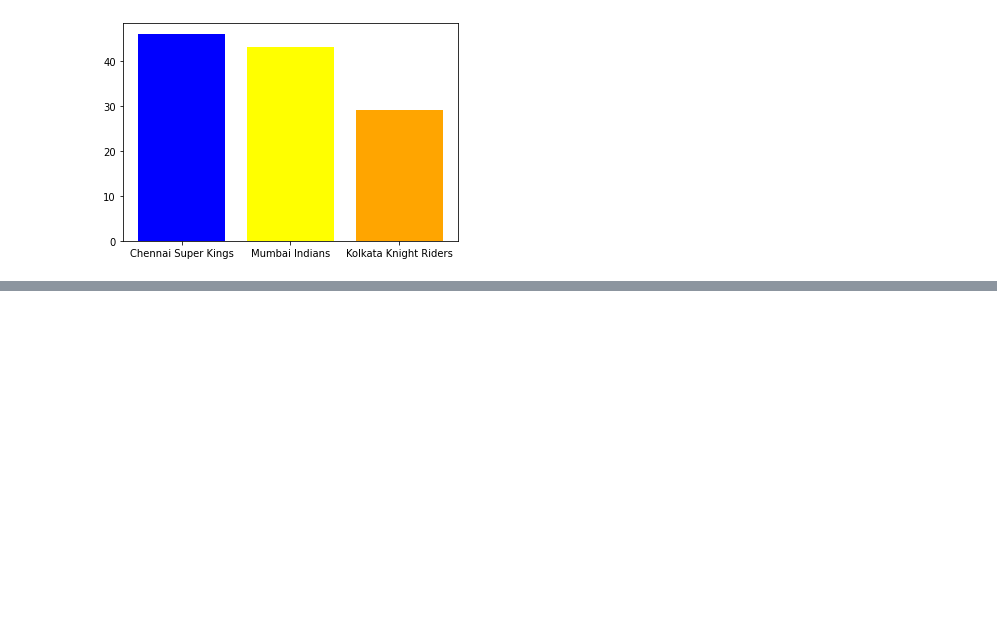
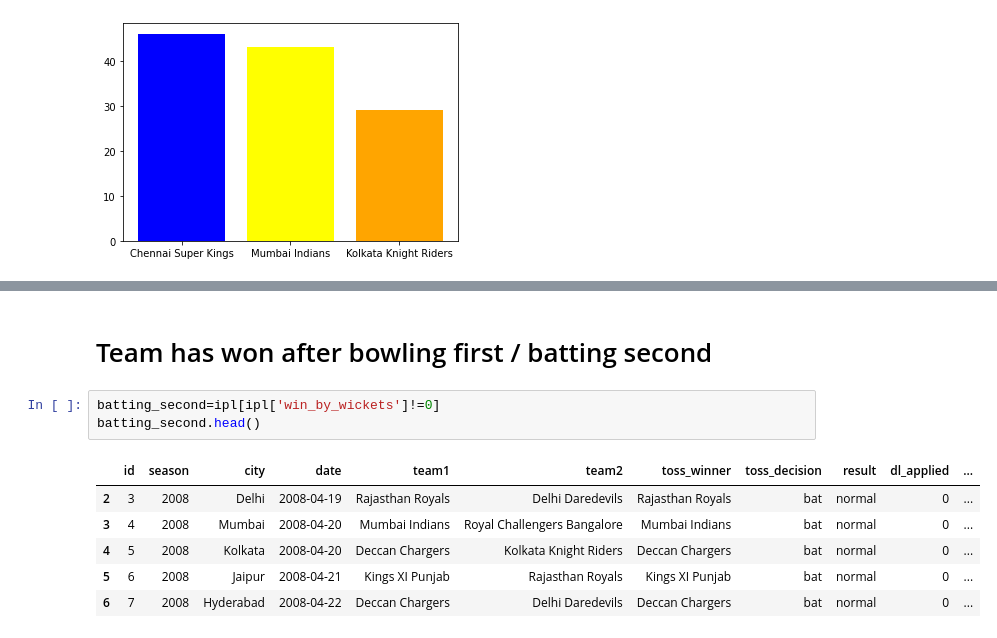
Before and after one commit to Newtanmukh/Python-projects, a Jupyter notebook: IPL Data Analysis/IPL Data Analysis.ipynb, the cells around one changed output, grey strips where cells are left out. Saved outputs shown, nothing was run; the diff lists cells and outputs as text; blank space fills up the shorter version.

```diff
--- a/IPL Data Analysis/IPL Data Analysis.ipynb
+++ b/IPL Data Analysis/IPL Data Analysis.ipynb
@@ -137,0 +147,12 @@ plt.show()
+# %% [markdown]
+# Team has won after bowling first  / batting second
+# %%
+batting_second=ipl[ipl['win_by_wickets']!=0]
+batting_second.head()
+# %% [output]
+|  | id | season | city | date | team1 | team2 | toss_winner | toss_decision | result | dl_applied | ... |
+| 2 | 3 | 2008 | Delhi | 2008-04-19 | Rajasthan Royals | Delhi Daredevils | Rajasthan Royals | bat | normal | 0 | ... |
+| 3 | 4 | 2008 | Mumbai | 2008-04-20 | Mumbai Indians | Royal Challengers Bangalore | Mumbai Indians | bat | normal | 0 | ... |
+| 4 | 5 | 2008 | Kolkata | 2008-04-20 | Deccan Chargers | Kolkata Knight Riders | Deccan Chargers | bat | normal | 0 | ... |
+| 5 | 6 | 2008 | Jaipur | 2008-04-21 | Kings XI Punjab | Rajasthan Royals | Kings XI Punjab | bat | normal | 0 | ... |
+| 6 | 7 | 2008 | Hyderabad | 2008-04-22 | Deccan Chargers | Delhi Daredevils | Deccan Chargers | bat | normal | 0 | ... |
```
Also changed, not shown: parts of 3 cells of this notebook.
